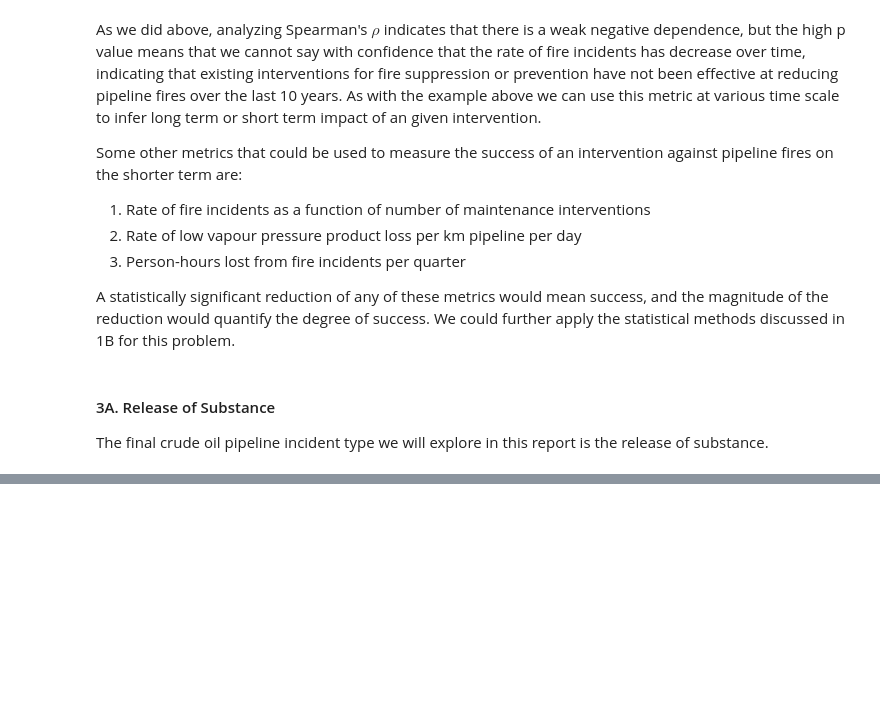
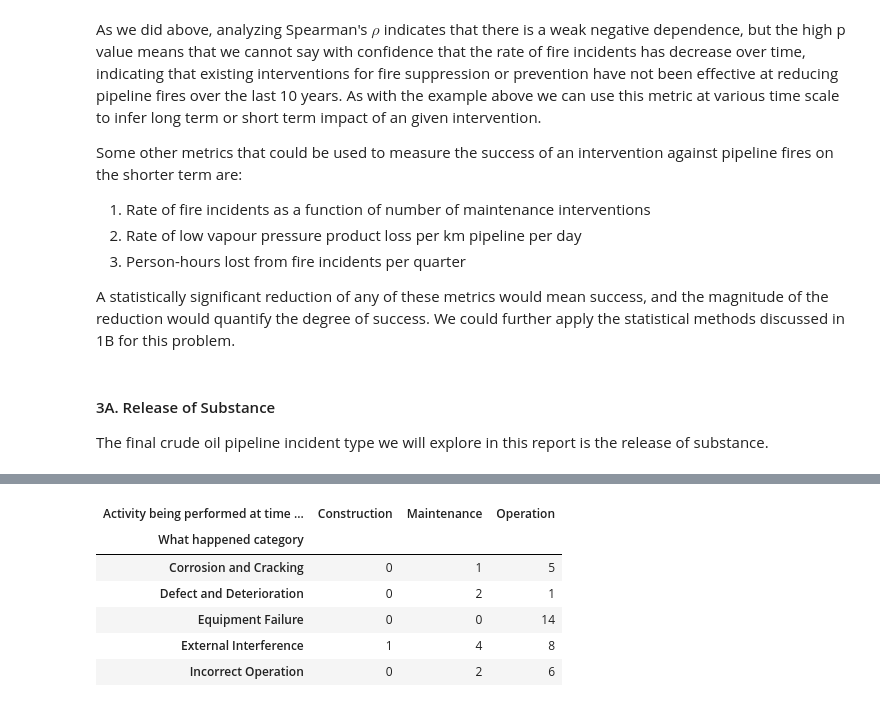
Before and after one commit to jwatchorn/pipeline_analysis, a Jupyter notebook: notebook.ipynb, the cells around one changed output, grey strips where cells are left out. Saved outputs shown, nothing was run; the diff lists cells and outputs as text; code cells hidden in the pictures; blank space fills up the shorter version.

```diff
--- a/notebook.ipynb
+++ b/notebook.ipynb
@@ -408,3 +387,21 @@ crude_oil_df[crude_oil_df['Incident Types']=='Release of Substance']
+# %%
+release_df = crude_oil_df[crude_oil_df['Incident Types']=='Release of Substance'].copy()
+
+release_df['What happened category'] = release_df['What happened category'].str.replace(r'Corrosion and Cracking.*', 'Corrosion and Cracking', regex=True)
+release_df['What happened category'] = release_df['What happened category'].str.replace(r'Equipment Failure.*', 'Equipment Failure', regex=True)
+release_df['What happened category'] = release_df['What happened category'].str.replace(r'External Interference.*', 'External Interference', regex=True)
+release_df['What happened category'] = release_df['What happened category'].str.replace(r'Defect and Deterioration.*', 'Defect and Deterioration', regex=True)
+
+release_crosstab = pd.crosstab(release_df['What happened category'],release_df['Activity being performed at time of incident'])
+release_crosstab
+# %% [output]
+| Activity being performed at time ... | Construction | Maintenance | Operation |
+| What happened category |  |  |  |
+| Corrosion and Cracking | 0 | 1 | 5 |
+| Defect and Deterioration | 0 | 2 | 1 |
+| Equipment Failure | 0 | 0 | 14 |
+| External Interference | 1 | 4 | 8 |
+| Incorrect Operation | 0 | 2 | 6 |
 # %%
 #instantiate map and get center
 map_center = [df['Latitude'].mean(), df['Longitude'].mean()]
```
Also changed, not shown: parts of 1 cell of this notebook, 1 other file.
